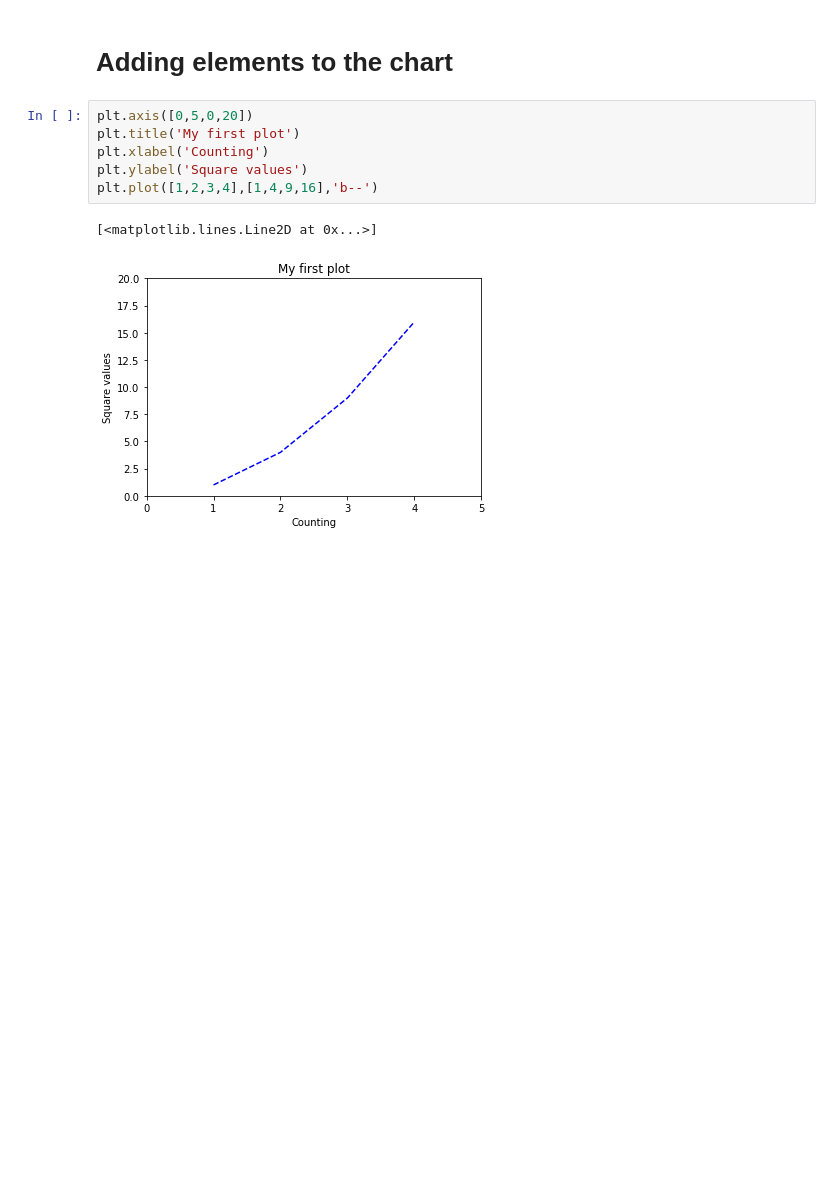
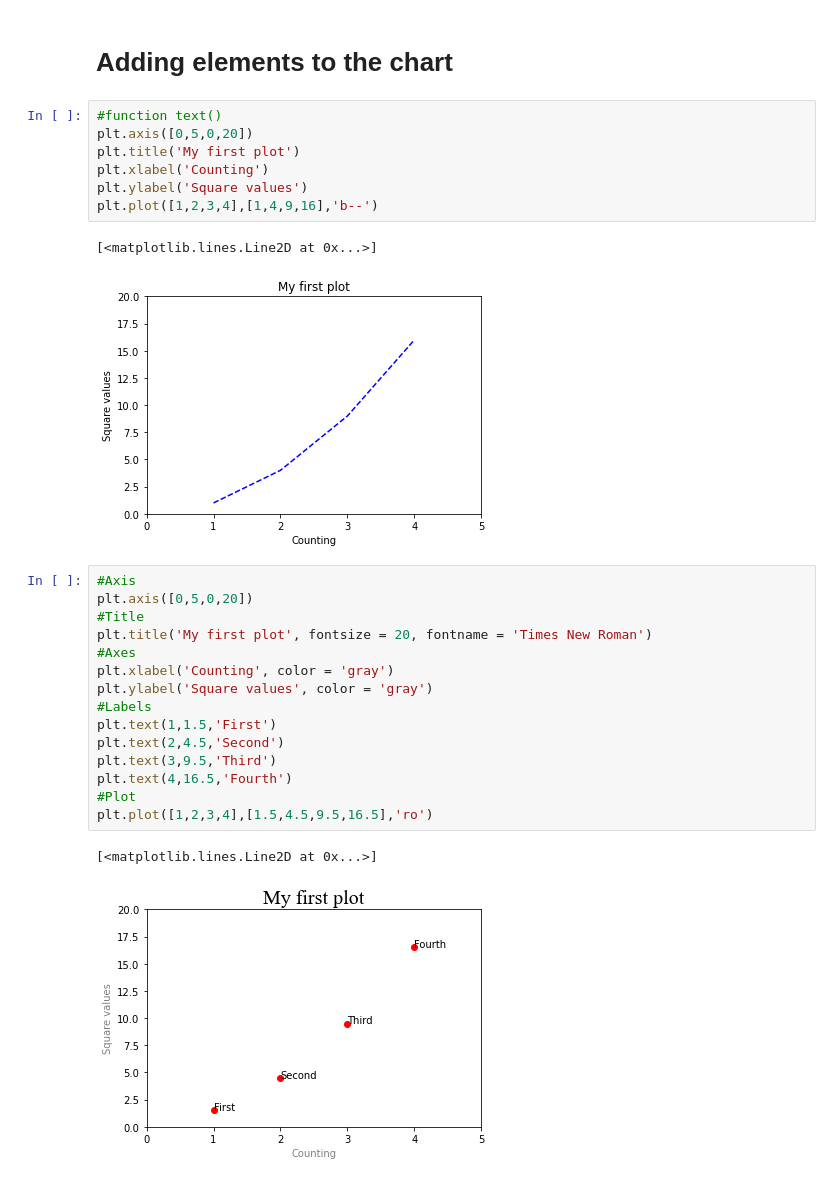
Before and after one commit to OliverRevilla/RW_Pandas, a Jupyter notebook: Data_Visualization_with_matplotlib.ipynb, the cells around one changed output. Cells and saved outputs as stored; diff of their text form; blank space fills up the shorter version.

Commit message:
Elements of the chart

```diff
--- a/Data_Visualization_with_matplotlib.ipynb
+++ b/Data_Visualization_with_matplotlib.ipynb
@@ -106,6 +106,7 @@ plt.plot(t,y2,'g--')
 # %% [markdown]
 # Adding elements to the chart
 # %%
+#function text()
 plt.axis([0,5,0,20])
 plt.title('My first plot')
 plt.xlabel('Counting')
@@ -114,3 +115,21 @@ plt.plot([1,2,3,4],[1,4,9,16],'b--')
 # %% [output]
 [<matplotlib.lines.Line2D at 0x...>]
 [figure]
+# %%
+#Axis
+plt.axis([0,5,0,20])
+#Title
+plt.title('My first plot', fontsize = 20, fontname = 'Times New Roman')
+#Axes
+plt.xlabel('Counting', color = 'gray')
+plt.ylabel('Square values', color = 'gray')
+#Labels
+plt.text(1,1.5,'First')
+plt.text(2,4.5,'Second')
+plt.text(3,9.5,'Third')
+plt.text(4,16.5,'Fourth')
+#Plot
+plt.plot([1,2,3,4],[1.5,4.5,9.5,16.5],'ro')
+# %% [output]
+[<matplotlib.lines.Line2D at 0x...>]
+[figure, added]
```
Also changed, not shown: parts of 14 cells of this notebook.
